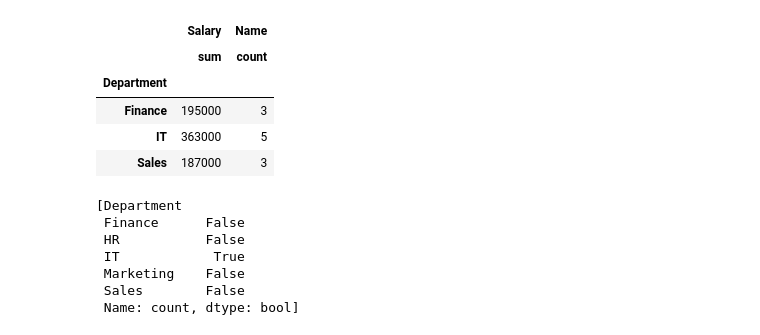
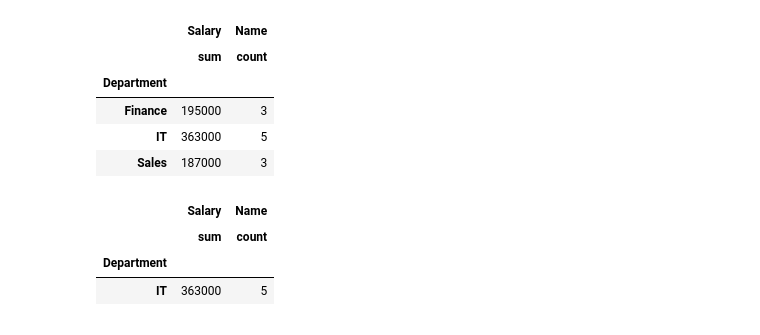
Before and after one commit to Mee-SUJAL/Employee-data-analysis, a Jupyter notebook: Employee_insights_citywise.ipynb, the cells around one changed output. Drawn from its saved outputs; the diff is of its cells as text; code cells hidden in the pictures.

```diff
--- a/Employee_insights_citywise.ipynb
+++ b/Employee_insights_citywise.ipynb
@@ -352,12 +352,9 @@ data[data['Name']['count']>=3]
 | IT | 363000 | 5 |
 | Sales | 187000 | 3 |
 # %%
-[data['count']>=4]
+data[data['Name']['count']>=4]
 # %% [output]
-[Department
- Finance      False
- HR           False
- IT            True
- Marketing    False
- Sales        False
- Name: count, dtype: bool]
+|  | Salary | Name |
+|  | sum | count |
+| Department |  |  |
+| IT | 363000 | 5 |
```
